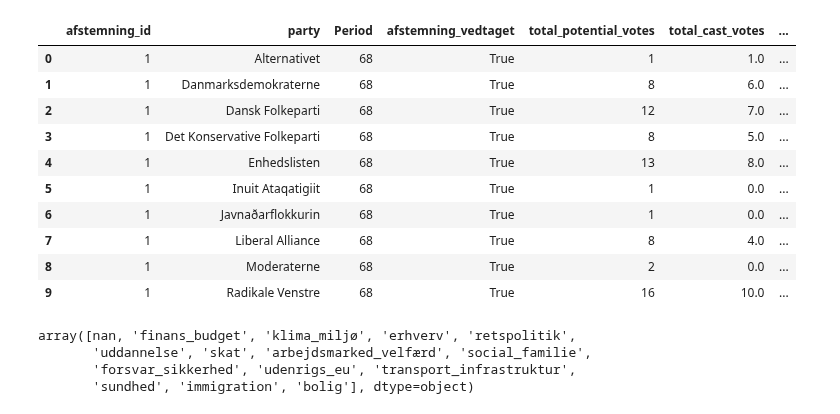
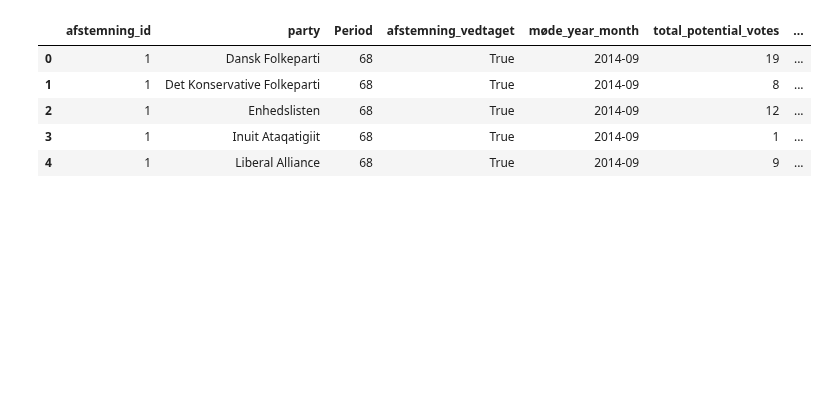
Before and after one commit to Somon8/social_graphs_25, a Jupyter notebook: final-project/p5_enriched_votes_calculations.ipynb, the cells around one changed output. Saved outputs shown, nothing was run; the diff lists cells and outputs as text; code cells hidden in the pictures; blank space fills up the shorter version.

```diff
--- a/final-project/p5_enriched_votes_calculations.ipynb
+++ b/final-project/p5_enriched_votes_calculations.ipynb
@@ -11,14 +10,11 @@ import numpy as np
 # %%
-# with urllib.request.urlopen("https://raw.githubusercontent.com/Somon8/social_graphs_25/main/final-project/party_colors.json") as response:
-#     party_colors = json.load(response)
 df_votes = pd.DataFrame()
 periods = [65, 66, 67, 68, 69, 70, 71]
 for period in periods:
-    with urllib.request.urlopen(f"https://raw.githubusercontent.com/Somon8/social_graphs_25/main/final-project/voting-data/votes_enriched_p{period}.csv") as response:
-        df_period = pd.read_csv(response)
-        print(f"Found {df_period['vote_id'].nunique()} votes by {df_period['aktørid'].nunique()} actors ({df_period['vote_id'].nunique() / df_period['aktørid'].nunique():.2f} avg.) on {df_period['afstemning_id'].nunique()} voting sessions in period {period}")
-        df_votes = pd.concat([df_votes, df_period])
+    df_period = pd.read_csv(from_github(f"/voting-data/votes_enriched_p{period}.csv"))
+    print(f"Found {df_period["vote_id"].nunique()} votes by {df_period['aktørid'].nunique()} actors ({df_period["vote_id"].nunique() / df_period['aktørid'].nunique():.2f} avg.) on {df_period['afstemning_id'].nunique()} voting sessions in period {period}")
+    df_votes = pd.concat([df_votes, df_period])
 
 df_votes['all_topics'] = df_votes["all_topics"].apply(ast.literal_eval)
-df_votes.head()
+df_votes.head(10)
 # %% [output]
@@ -38,82 +65,44 @@ Found 233758 votes by 235 actors (994.71 avg.) on 1306 voting sessions in period
 # %%
 def get_voting_percentages_for_party_on_voting_session(df):
     df_cast_votes = df[df["vote_typeid"] != 3]
     df_type_1 = df[df["vote_typeid"] == 1]
     df_type_2 = df[df["vote_typeid"] == 2]
     df_type_3 = df[df["vote_typeid"] == 3]
     df_type_4 = df[df["vote_typeid"] == 4]
 
-    total_votes = (df.groupby(
-        by = ["afstemning_id", "party", "Period", "afstemning_vedtaget"])
-        .size()
-        .rename("total_potential_votes")
-    )
+    cols_to_group_by = ["afstemning_id", "party", "Period", "afstemning_vedtaget", "møde_year_month"]
 
-    cast_votes = (df_cast_votes.groupby(
-        by = ["afstemning_id", "party", "Period", "afstemning_vedtaget"])
-        .size()
-        .rename("total_cast_votes")
-    )
+    total_votes = (df.groupby(cols_to_group_by).size().rename("total_potential_votes"))
+    cast_votes = (df_cast_votes.groupby(cols_to_group_by).size().rename("total_cast_votes"))
 
-    votes_t1 = (df_type_1.groupby(
-        by = ["afstemning_id", "party", "Period", "afstemning_vedtaget"])
-        .size()
-        .rename("votes_type_1")
-    )
-
-    votes_t2 = (df_type_2.groupby(
-        by = ["afstemning_id", "party", "Period", "afstemning_vedtaget"])
-        .size()
-        .rename("votes_type_2")
-    )
-
-    votes_t3 = (df_type_3.groupby(
-        by = ["afstemning_id", "party", "Period", "afstemning_vedtaget"])
-        .size()
-        .rename("votes_type_3")
-    )
-
-    votes_t4 = (df_type_4.groupby(
-        by = ["afstemning_id", "party", "Period", "afstemning_vedtaget"])
-        .size()
-        .rename("votes_type_4")
-    )
+    votes_t1 = (df_type_1.groupby(cols_to_group_by).size().rename("votes_type_1"))
+    votes_t2 = (df_type_2.groupby(cols_to_group_by).size().rename("votes_type_2"))
+    votes_t3 = (df_type_3.groupby(cols_to_group_by).size().rename("votes_type_3"))
+    votes_t4 = (df_type_4.groupby(cols_to_group_by).size().rename("votes_type_4"))
 
     voting_percentages = (
         total_votes.to_frame() #Create df for total_votes_shared
         .join([cast_votes, votes_t1, votes_t2, votes_t3, votes_t4], how = "left") #Left join as there are some people who shared votes but did not agree
 
         # .join(df_type_2, how = "left", on = ["voting_id", "party", "Period", "vedtaget", "Møde.dato"])
         .fillna(0)
         .reset_index() #Reset index releases the joined indexes so they become columns again
     )
     voting_percentages["agree_percentage_of_cast_votes"] = voting_percentages["votes_type_1"] / voting_percentages["total_cast_votes"]
     voting_percentages["disagree_percentage_of_cast_votes"] = voting_percentages["votes_type_2"] / voting_percentages["total_cast_votes"]
     voting_percentages["abstain_percentage_of_cast_votes"] = voting_percentages["votes_type_4"] / voting_percentages["total_cast_votes"]
     voting_percentages["absent_percentage_of_potential_votes"] = voting_percentages["votes_type_3"] / voting_percentages["total_potential_votes"]
 
     voting_percentages.fillna(0, inplace = True)
     voting_percentages.to_csv("./voting-data/voting_session_party_percentages.csv", index = False)
     return voting_percentages
 
-# voting_per = get_voting_percentages_for_party_on_voting_session(df_votes)
+voting_per = get_voting_percentages_for_party_on_voting_session(df_votes)
 voting_per.head()
 # %% [output]
-|  | afstemning_id | party | Period | afstemning_vedtaget | total_potential_votes | total_cast_votes | ... |
-| 0 | 1 | Alternativet | 68 | True | 1 | 1.0 | ... |
-| 1 | 1 | Danmarksdemokraterne | 68 | True | 8 | 6.0 | ... |
-| 2 | 1 | Dansk Folkeparti | 68 | True | 12 | 7.0 | ... |
-| 3 | 1 | Det Konservative Folkeparti | 68 | True | 8 | 5.0 | ... |
-| 4 | 1 | Enhedslisten | 68 | True | 13 | 8.0 | ... |
-| 5 | 1 | Inuit Ataqatigiit | 68 | True | 1 | 0.0 | ... |
-| 6 | 1 | Javnaðarflokkurin | 68 | True | 1 | 0.0 | ... |
-| 7 | 1 | Liberal Alliance | 68 | True | 8 | 4.0 | ... |
-| 8 | 1 | Moderaterne | 68 | True | 2 | 0.0 | ... |
-| 9 | 1 | Radikale Venstre | 68 | True | 16 | 10.0 | ... |
+|  | afstemning_id | party | Period | afstemning_vedtaget | møde_year_month | total_potential_votes | ... |
+| 0 | 1 | Dansk Folkeparti | 68 | True | 2014-09 | 19 | ... |
+| 1 | 1 | Det Konservative Folkeparti | 68 | True | 2014-09 | 8 | ... |
+| 2 | 1 | Enhedslisten | 68 | True | 2014-09 | 12 | ... |
+| 3 | 1 | Inuit Ataqatigiit | 68 | True | 2014-09 | 1 | ... |
+| 4 | 1 | Liberal Alliance | 68 | True | 2014-09 | 9 | ... |
-# %%
-df_votes.explode("all_topics")['all_topics'].unique()
-# %% [output]
-array([nan, 'finans_budget', 'klima_miljø', 'erhverv', 'retspolitik',
-       'uddannelse', 'skat', 'arbejdsmarked_velfærd', 'social_familie',
-       'forsvar_sikkerhed', 'udenrigs_eu', 'transport_infrastruktur',
-       'sundhed', 'immigration', 'bolig'], dtype=object)
```
Also changed, not shown: parts of 16 cells of this notebook, 2 other files.
